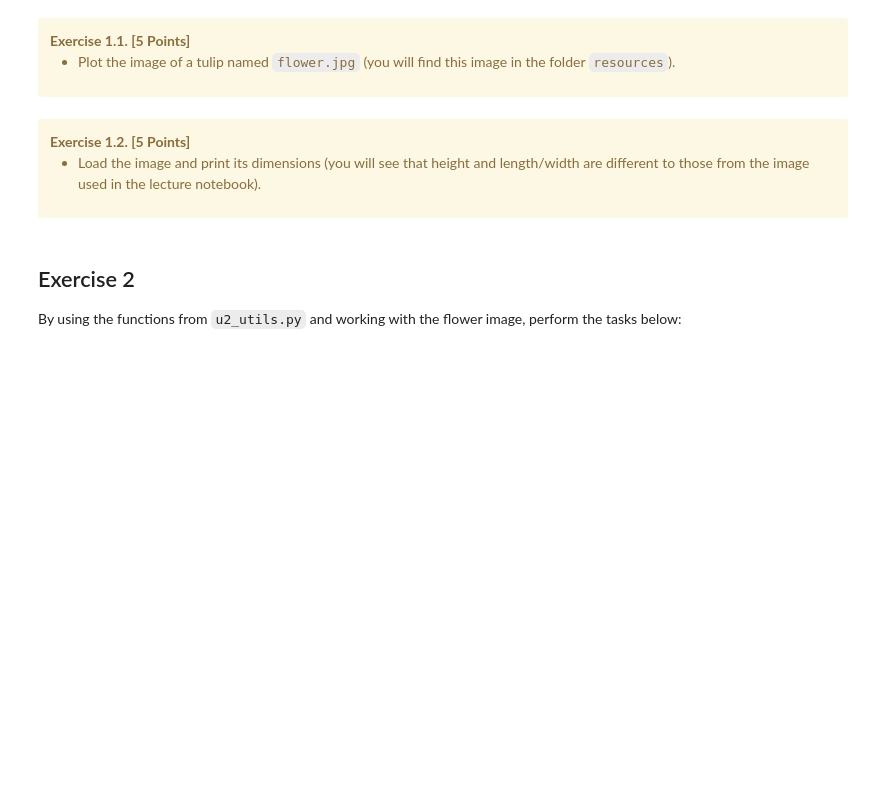
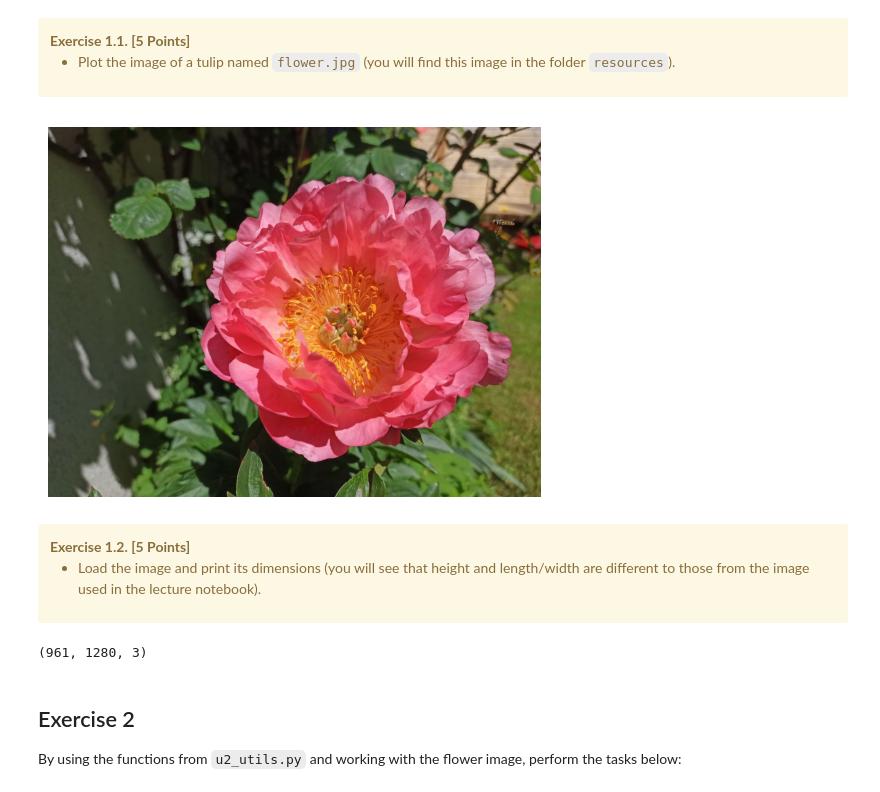
Before and after one commit to AlexandruAndrita/python_assignments, a Jupyter notebook: hands_on_ai/Unit_2/U2_Assignment.ipynb, the cells around one changed output. Cells and saved outputs as stored; diff of their text form; code cells hidden in the pictures; blank space fills up the shorter version.

```diff
--- a/hands_on_ai/Unit_2/U2_Assignment.ipynb
+++ b/hands_on_ai/Unit_2/U2_Assignment.ipynb
@@ -37,6 +46,10 @@ u2.check_module_versions()
 </div>
 # %%
 # your code goes here
+image_path="resources/flower.jpg"
+u2.plot_image(image_path)
+# %% [output]
+[figure, added]
 # %% [markdown]
 <div class="alert alert-warning">
     <b>Exercise 1.2. [5 Points]</b>
@@ -46,6 +59,10 @@ u2.check_module_versions()
 </div>
 # %%
 # your code goes here
+image=imread(image_path)
+print(image.shape)
+# %% [output]
+(961, 1280, 3)
 # %% [markdown]
 <h2>Exercise 2</h2>
 
```
Also changed, not shown: parts of 23 cells of this notebook, 1 other file.
